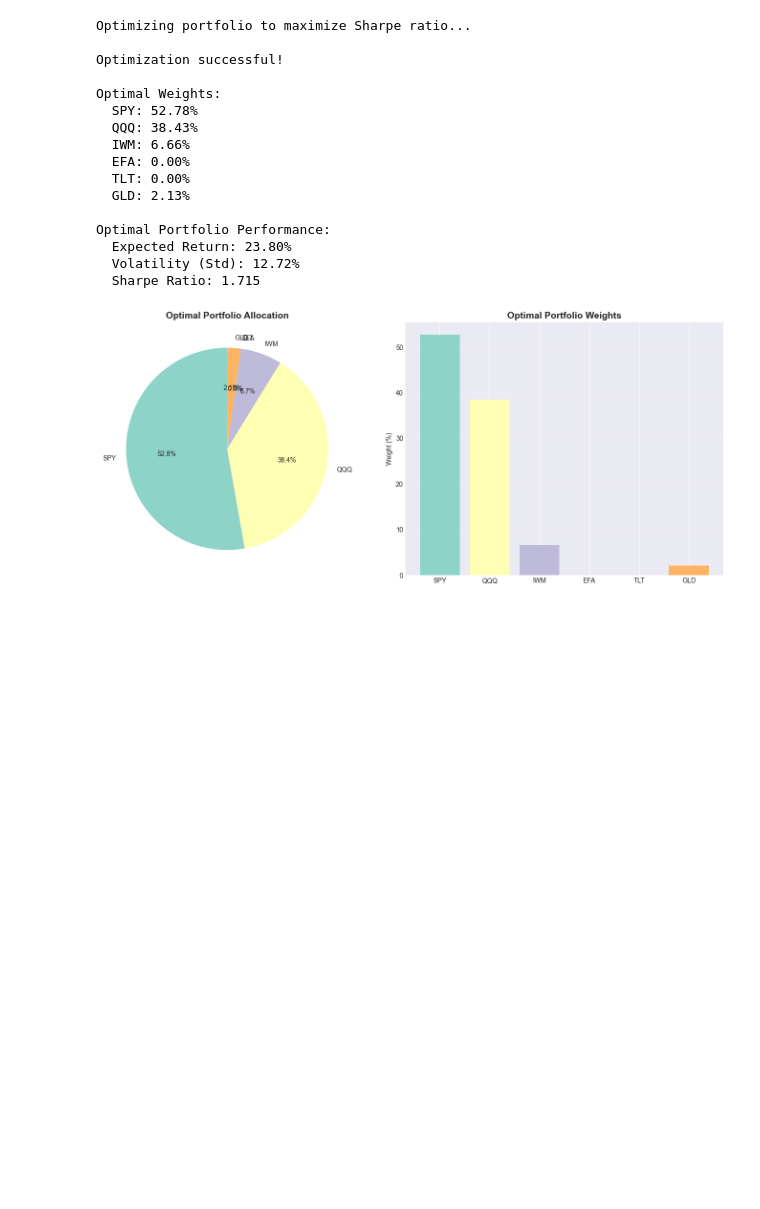
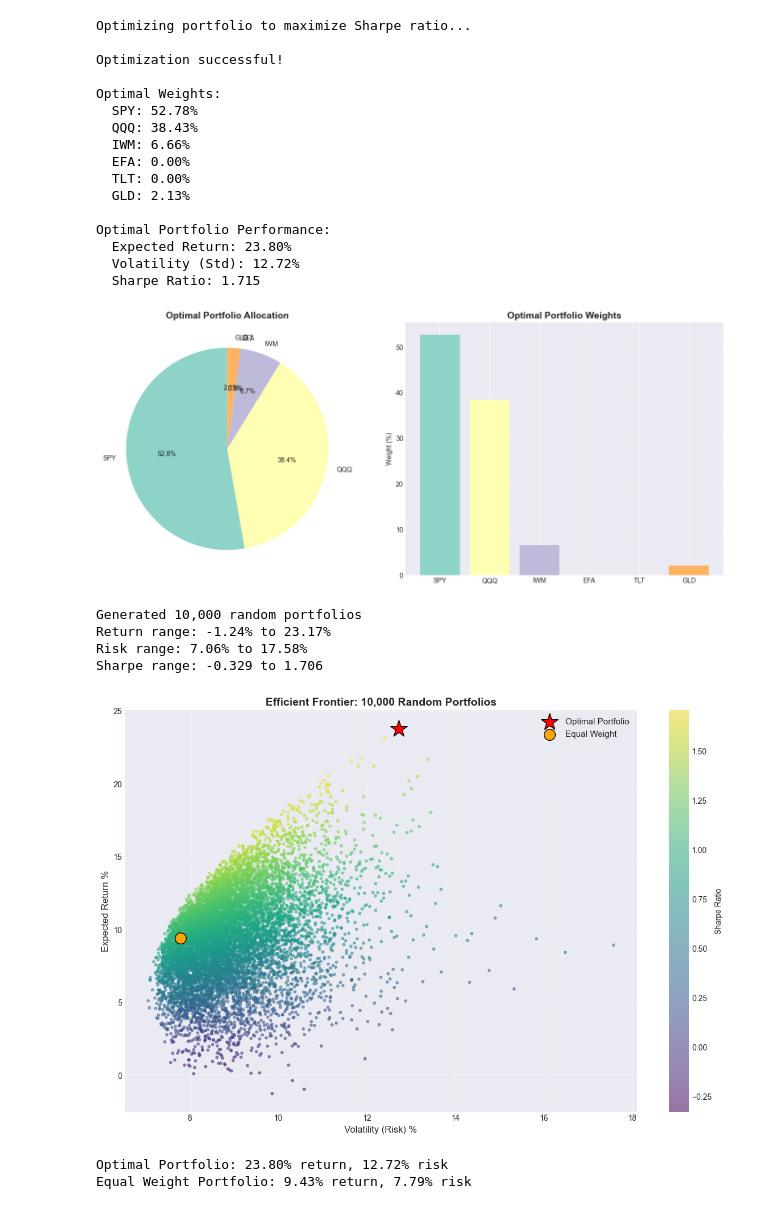
Before and after one commit to Ankhaa2006/portfolio-optimization, a Jupyter notebook: notebooks/02_baseline_optimizer.ipynb, the cells around one changed output. Drawn from its saved outputs; the diff is of its cells as text; code cells hidden in the pictures; blank space fills up the shorter version.

Commit message:
Add efficient frontier visualization with 10k random portfolios

```diff
--- a/notebooks/02_baseline_optimizer.ipynb
+++ b/notebooks/02_baseline_optimizer.ipynb
@@ -234,3 +234,67 @@ plt.tight_layout()
 plt.show()
 # %% [output]
 [figure]
+# %%
+# Generate random portfolios to plot efficient frontier
+np.random.seed(42)
+num_portfolios = 10000
+
+# Store results
+results = np.zeros((3, num_portfolios))  # return, std, sharpe
+
+for i in range(num_portfolios):
+    # Generate random weights
+    weights = np.random.random(num_assets)
+    weights /= np.sum(weights)  # Normalize to sum to 1
+
+    # Calculate portfolio stats
+    portfolio_return, portfolio_std = portfolio_stats(weights, mean_returns, cov_matrix)
+    sharpe = (portfolio_return - 0.02) / portfolio_std
+
+    # Store results
+    results[0, i] = portfolio_return
+    results[1, i] = portfolio_std
+    results[2, i] = sharpe
+
+print(f"Generated {num_portfolios:,} random portfolios")
+print(f"Return range: {results[0].min()*100:.2f}% to {results[0].max()*100:.2f}%")
+print(f"Risk range: {results[1].min()*100:.2f}% to {results[1].max()*100:.2f}%")
+print(f"Sharpe range: {results[2].min():.3f} to {results[2].max():.3f}")
+# %% [output]
+Generated 10,000 random portfolios
+Return range: -1.24% to 23.17%
+Risk range: 7.06% to 17.58%
+Sharpe range: -0.329 to 1.706
+# %%
+# Plot efficient frontier
+plt.figure(figsize=(12, 8))
+
+# Scatter plot of all portfolios, colored by Sharpe ratio
+scatter = plt.scatter(results[1,:]*100, results[0,:]*100,
+                     c=results[2,:], cmap='viridis', alpha=0.5, s=10)
+plt.colorbar(scatter, label='Sharpe Ratio')
+
+# Mark the optimal portfolio with a red star
+plt.scatter(opt_std*100, opt_return*100, marker='*', color='red', s=500,
+           edgecolors='black', label='Optimal Portfolio', zorder=5)
+
+# Mark equal-weight portfolio for comparison
+equal_weights = np.array([1/num_assets] * num_assets)
+eq_return, eq_std = portfolio_stats(equal_weights, mean_returns, cov_matrix)
+plt.scatter(eq_std*100, eq_return*100, marker='o', color='orange', s=200,
+           edgecolors='black', label='Equal Weight', zorder=5)
+
+plt.xlabel('Volatility (Risk) %', fontsize=12)
+plt.ylabel('Expected Return %', fontsize=12)
+plt.title('Efficient Frontier: 10,000 Random Portfolios', fontsize=14, fontweight='bold')
+plt.legend(fontsize=11)
+plt.grid(True, alpha=0.3)
+plt.tight_layout()
+plt.show()
+
+print(f"\nOptimal Portfolio: {opt_return*100:.2f}% return, {opt_std*100:.2f}% risk")
+print(f"Equal Weight Portfolio: {eq_return*100:.2f}% return, {eq_std*100:.2f}% risk")
+# %% [output]
+[figure, added]
+Optimal Portfolio: 23.80% return, 12.72% risk
+Equal Weight Portfolio: 9.43% return, 7.79% risk
```
Also changed, not shown: 4 other files.
